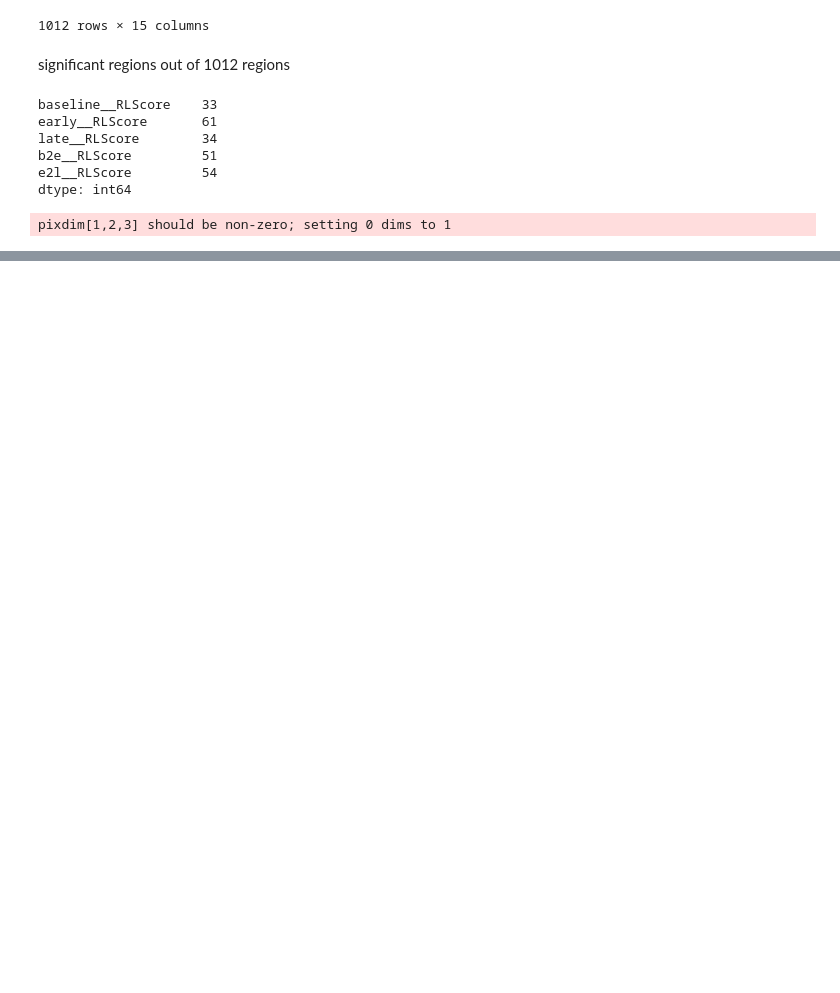
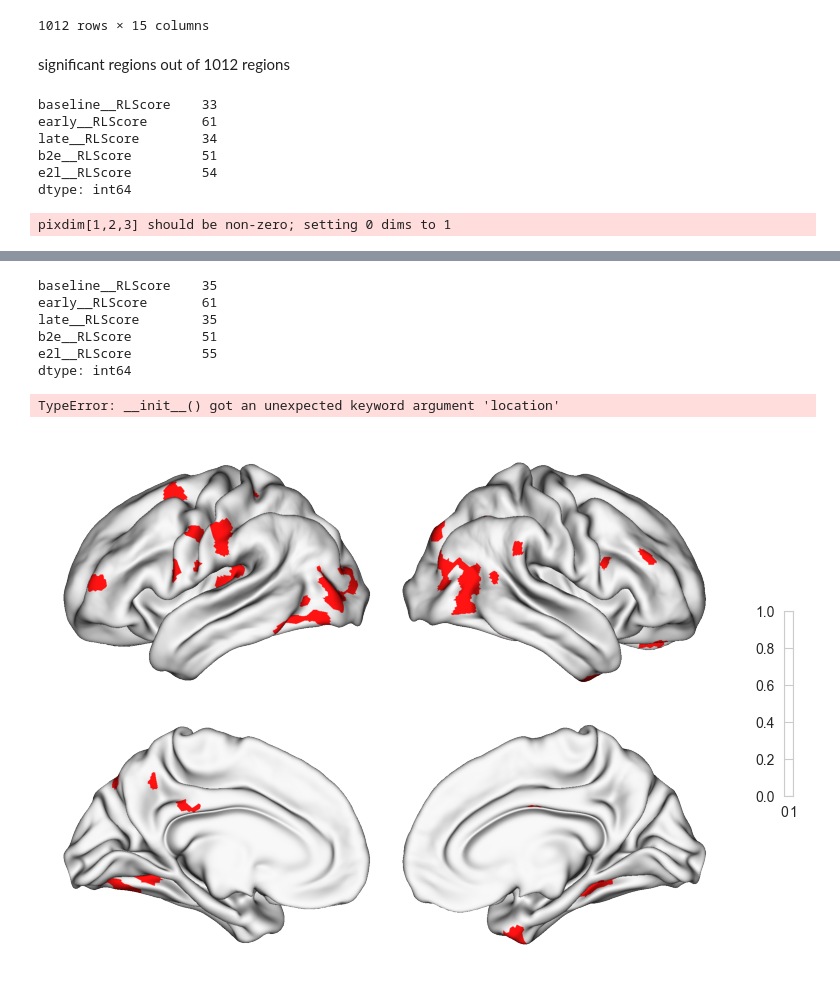
Before and after one commit to qniksefat/gradient-notebooks, a Jupyter notebook: large-manifold-nbs/5-behavior.ipynb, the cells around one changed output, grey strips where cells are left out. Drawn from its saved outputs; the diff is of its cells as text; code cells hidden in the pictures; blank space fills up the shorter version.

```diff
--- a/large-manifold-nbs/5-behavior.ipynb
+++ b/large-manifold-nbs/5-behavior.ipynb
@@ -328,0 +385,12 @@ _ = p.build()
+# %%
+dfperm7 = []
+X = ['baseline', 'early', 'late', 'b2e', 'e2l']
+Y = ['RLScore']
+for y in Y:
+    for x in X:
+        # level is 1 for 7 networks
+        p = df.groupby(level=1).progress_apply(perm_test, feature=x, metric=y)
+        _, pcorr = pg.multicomp(p, method='fdr_bh')
+        pcorr = pd.Series(pcorr, index=p.index)
+        dfperm7.append(pd.concat([p, pcorr], axis=1, keys=['p', 'pcor']))
+dfperm7 = pd.concat(dfperm7, axis=1, keys=[x+'__'+y for x in X for y in Y])
@@ -328,0 +437,2 @@ _ = p.build()
+# %%
+def perm_test(df, feature, metric):  return distance_corr(df[feature], df[metric], seed=0)[1] # pvalue
@@ -328,0 +441,12 @@ _ = p.build()
+# %%
+dfperm = []
+X = ['baseline', 'early', 'late', 'b2e', 'e2l']
+Y = ['RLScore']
+for y in Y:
+    for x in X:
+        p = df.groupby(level=0).progress_apply(perm_test, feature=x, metric=y)
+        _, pcorr = pg.multicomp(p, method='fdr_bh')
+        pcorr = pd.Series(pcorr, index=p.index)
+        dfperm.append(pd.concat([p, pcorr], axis=1, keys=['p', 'pcor']))
+# %%
+dfperm = pd.concat(dfperm, axis=1, keys=[x+'__'+y for x in X for y in Y])
@@ -328,0 +455,21 @@ _ = p.build()
+# %%
+(dfperm.xs('p', level=1, axis=1) < .05).sum()
+# %% [output]
+baseline__RLScore    35
+early__RLScore       61
+late__RLScore        35
+b2e__RLScore         51
+e2l__RLScore         55
+dtype: int64
+# %%
+data = dfperm['early__RLScore']
+data = data.loc[region_names]
+data = data['p'] < .05
+data = data.loc[region_names]
+data = map_to_labels(data, vertices, mask=(vertices != 0))
+p = Plot(surf_lh=l_hemi, surf_rh=r_hemi, layout='grid', size=(900, 700))
+p.add_layer(data, cbar=True, cmap='bwr', color_range=(-1,1))
+_ = p.build()
+# %% [output]
+TypeError: __init__() got an unexpected keyword argument 'location'
+[figure, added]
```
Also changed, not shown: parts of 27 cells of this notebook.
